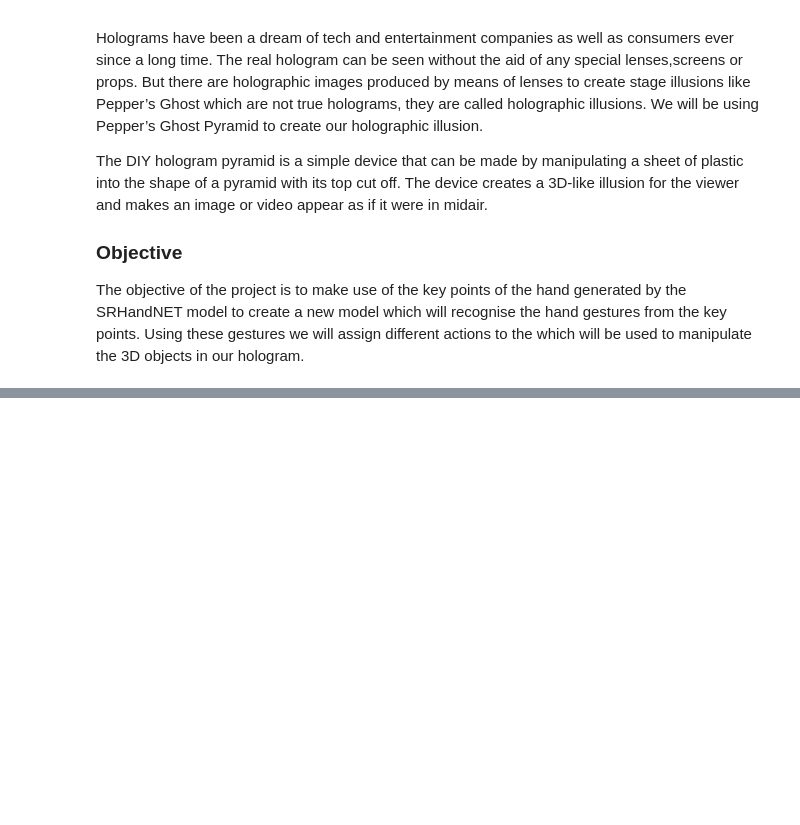
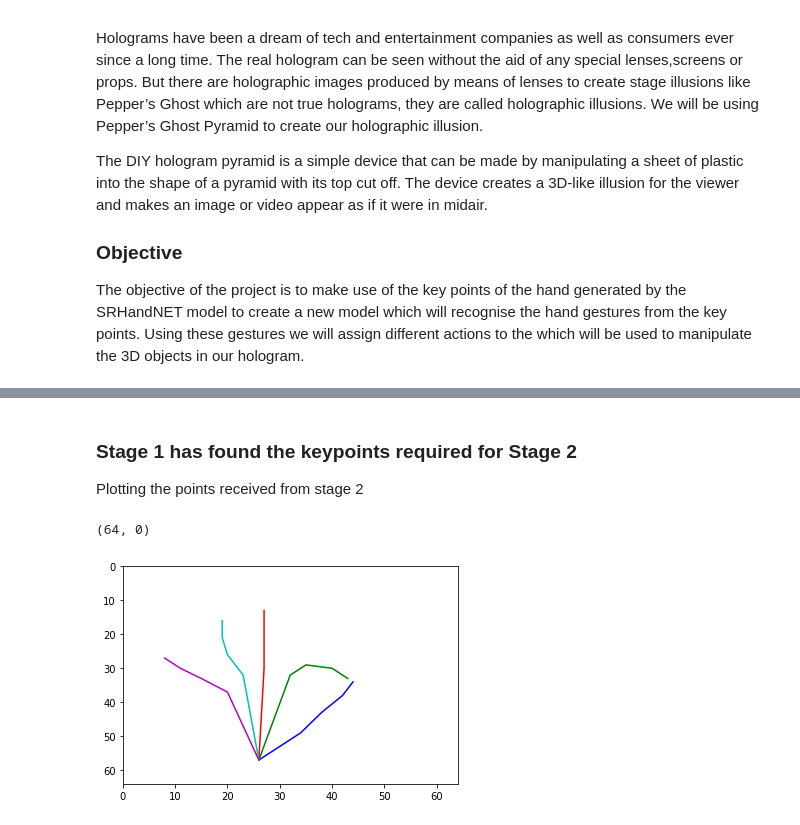
Before and after one commit to stacks13/InteractiveHologram, a Jupyter notebook: InteractiveHologram.ipynb, the cells around one changed output, grey strips where cells are left out. Cells and saved outputs as stored; diff of their text form; code cells hidden in the pictures; blank space fills up the shorter version.

```diff
--- a/InteractiveHologram.ipynb
+++ b/InteractiveHologram.ipynb
@@ -276,3 +333,24 @@ while True:
 
 capture.release()
 cv2.destroyAllWindows()
+# %% [markdown]
+### Stage 1 has found the keypoints required for Stage 2
+
+Plotting the points received from stage 2
+# %%
+lines = [
+    [0, 1, 2, 3, 4],
+    [0, 5, 6, 7, 8],
+    [0, 9, 10, 11, 12],
+    [0, 13, 14, 15, 16],
+    [0, 17, 18, 19, 20],
+]
+cols = 'bgrcm'
+points = np.array(points)
+for i in range(len(lines)):
+    plt.plot(points[lines[i]][:, 0], points[lines[i]][:, 1], '-{}'.format(cols[i%5]))
+plt.xlim([0, 64])
+plt.ylim([64, 0])
+# %% [output]
+(64, 0)
+[figure, added]
```
Also changed, not shown: parts of 57 cells of this notebook, 3 other files.
